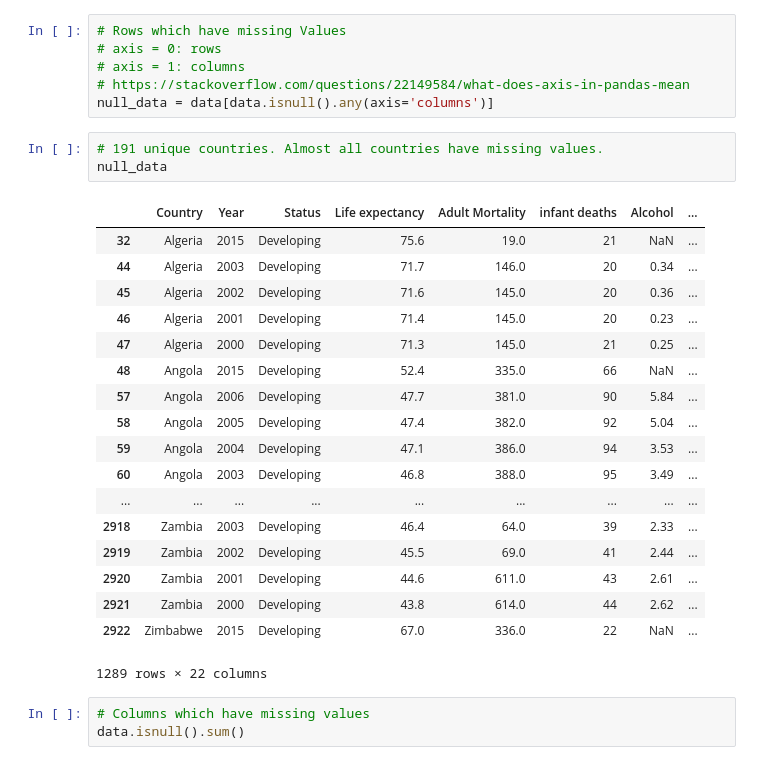
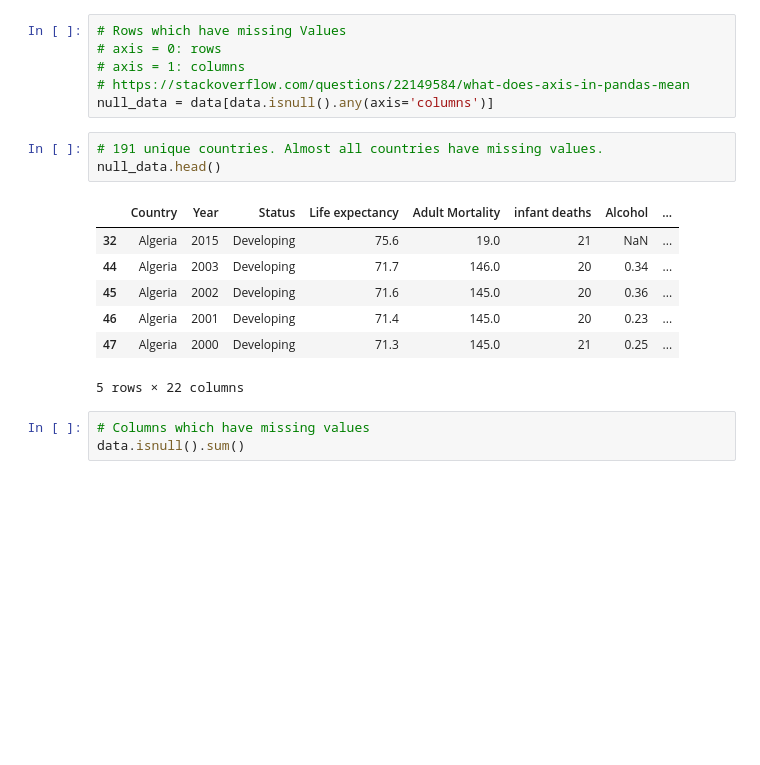
Before and after one commit to PVineeth/lifeexp_ml, a Jupyter notebook: Data_Analysis.ipynb, the cells around one changed output. Saved outputs shown, nothing was run; the diff lists cells and outputs as text; blank space fills up the shorter version.

```diff
--- a/Data_Analysis.ipynb
+++ b/Data_Analysis.ipynb
@@ -20,26 +20,15 @@ data.iloc[[max_pop]]
 null_data = data[data.isnull().any(axis='columns')]
 # %%
 # 191 unique countries. Almost all countries have missing values.
-null_data
+null_data.head()
 # %% [output]
 |  | Country | Year | Status | Life expectancy | Adult Mortality | infant deaths | Alcohol | ... |
 | 32 | Algeria | 2015 | Developing | 75.6 | 19.0 | 21 | NaN | ... |
 | 44 | Algeria | 2003 | Developing | 71.7 | 146.0 | 20 | 0.34 | ... |
 | 45 | Algeria | 2002 | Developing | 71.6 | 145.0 | 20 | 0.36 | ... |
 | 46 | Algeria | 2001 | Developing | 71.4 | 145.0 | 20 | 0.23 | ... |
 | 47 | Algeria | 2000 | Developing | 71.3 | 145.0 | 21 | 0.25 | ... |
-| 48 | Angola | 2015 | Developing | 52.4 | 335.0 | 66 | NaN | ... |
-| 57 | Angola | 2006 | Developing | 47.7 | 381.0 | 90 | 5.84 | ... |
-| 58 | Angola | 2005 | Developing | 47.4 | 382.0 | 92 | 5.04 | ... |
-| 59 | Angola | 2004 | Developing | 47.1 | 386.0 | 94 | 3.53 | ... |
-| 60 | Angola | 2003 | Developing | 46.8 | 388.0 | 95 | 3.49 | ... |
-| ... | ... | ... | ... | ... | ... | ... | ... | ... |
-| 2918 | Zambia | 2003 | Developing | 46.4 | 64.0 | 39 | 2.33 | ... |
-| 2919 | Zambia | 2002 | Developing | 45.5 | 69.0 | 41 | 2.44 | ... |
-| 2920 | Zambia | 2001 | Developing | 44.6 | 611.0 | 43 | 2.61 | ... |
-| 2921 | Zambia | 2000 | Developing | 43.8 | 614.0 | 44 | 2.62 | ... |
-| 2922 | Zimbabwe | 2015 | Developing | 67.0 | 336.0 | 22 | NaN | ... |
-1289 rows × 22 columns
+5 rows × 22 columns
 # %%
 # Columns which have missing values
 data.isnull().sum()
```
Also changed, not shown: parts of 5 cells of this notebook, 4 other files.
